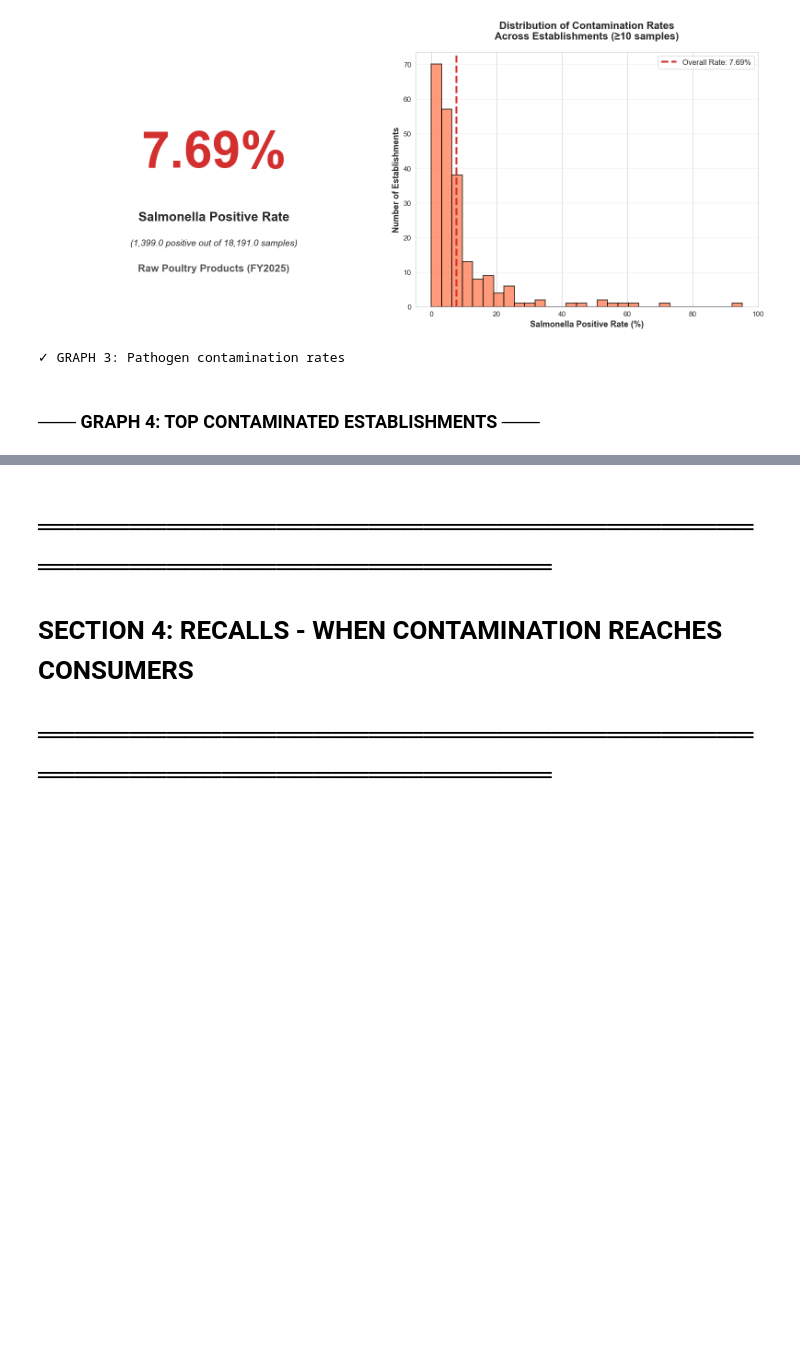
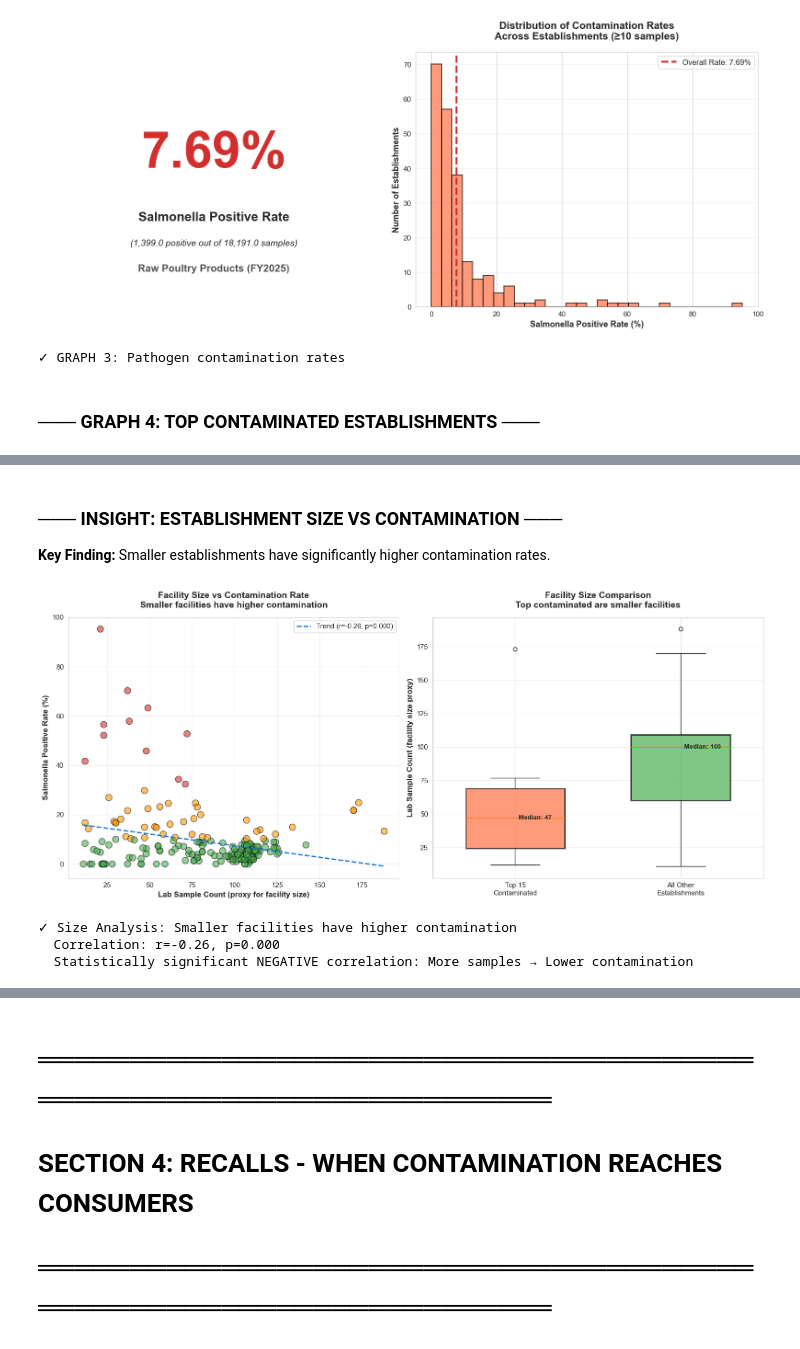
Before and after one commit to emilcecarlisa/listeria-tracker, a Jupyter notebook: visualizations/comprehensiveDashboard.ipynb, the cells around one changed output, grey strips where cells are left out. Saved outputs shown, nothing was run; the diff lists cells and outputs as text; code cells hidden in the pictures; blank space fills up the shorter version.

```diff
--- a/visualizations/comprehensiveDashboard.ipynb
+++ b/visualizations/comprehensiveDashboard.ipynb
@@ -495,3 +606,82 @@ print("\n✓ GRAPH 4 complete: Top contaminated establishments")
 ✓ GRAPH 4 complete: Top contaminated establishments
+# %% [markdown]
+### ─── INSIGHT: ESTABLISHMENT SIZE VS CONTAMINATION ───
+
+**Key Finding:** Smaller establishments have significantly higher contamination rates.
+# %%
+# Size vs Contamination Analysis
+fig, (ax1, ax2) = plt.subplots(1, 2, figsize=(16, 7))
+
+# Scatter: Sample size vs contamination rate
+colors_scatter = ['#D32F2F' if rate > 30 else '#FF9800' if rate > 10 else '#4CAF50'
+                  for rate in both_data_with_samples['Lab_SalmonellaPositiveRate']]
+
+ax1.scatter(both_data_with_samples['Lab_TotalSamples'],
+           both_data_with_samples['Lab_SalmonellaPositiveRate'],
+           c=colors_scatter, alpha=0.6, s=100, edgecolors='black', linewidth=1)
+ax1.set_xlabel('Lab Sample Count (proxy for facility size)', fontsize=12, weight='bold')
+ax1.set_ylabel('Salmonella Positive Rate (%)', fontsize=12, weight='bold')
+ax1.set_title('Facility Size vs Contamination Rate\nSmaller facilities have higher contamination',
+             fontsize=14, weight='bold', pad=15)
+ax1.grid(alpha=0.3)
+
+# Add trend line
+from scipy.stats import pearsonr
+r_size, p_size = pearsonr(both_data_with_samples['Lab_TotalSamples'],
+                          both_data_with_samples['Lab_SalmonellaPositiveRate'])
+z = np.polyfit(both_data_with_samples['Lab_TotalSamples'],
+               both_data_with_samples['Lab_SalmonellaPositiveRate'], 1)
+p = np.poly1d(z)
+x_line = np.linspace(both_data_with_samples['Lab_TotalSamples'].min(),
+                     both_data_with_samples['Lab_TotalSamples'].max(), 100)
+ax1.plot(x_line, p(x_line), '--', color='#1976D2', linewidth=2,
+        label=f'Trend (r={r_size:.2f}, p={p_size:.3f})')
+ax1.legend()
+
+# Box plot comparison: Top 15 vs Rest
+top_15_samples = both_data_with_samples.nlargest(15, 'Lab_SalmonellaPositiveRate')['Lab_TotalSamples']
+rest_samples = both_data_with_samples.nsmallest(len(both_data_with_samples)-15, 'Lab_SalmonellaPositiveRate')['Lab_TotalSamples']
+
+bp = ax2.boxplot([top_15_samples, rest_samples],
+                 labels=['Top 15\nContaminated', 'All Other\nEstablishments'],
+                 patch_artist=True, widths=0.6)
+
+# Color the boxes
+bp['boxes'][0].set_facecolor('#FF7043')
+bp['boxes'][1].set_facecolor('#4CAF50')
+for box in bp['boxes']:
+    box.set_alpha(0.7)
+    box.set_edgecolor('black')
+    box.set_linewidth(2)
+
+ax2.set_ylabel('Lab Sample Count (facility size proxy)', fontsize=12, weight='bold')
+ax2.set_title('Facility Size Comparison\nTop contaminated are smaller facilities',
+             fontsize=14, weight='bold', pad=15)
+ax2.grid(axis='y', alpha=0.3)
+
+# Add statistics annotations
+top_median = top_15_samples.median()
+rest_median = rest_samples.median()
+ax2.text(1, top_median, f'  Median: {top_median:.0f}', va='center', fontsize=10, weight='bold')
+ax2.text(2, rest_median, f'  Median: {rest_median:.0f}', va='center', fontsize=10, weight='bold')
+
+plt.tight_layout()
+plt.savefig('graph_size_analysis.png', dpi=300, bbox_inches='tight')
+plt.show()
+
+print(f"\n✓ Size Analysis: Smaller facilities have higher contamination")
+print(f"  Correlation: r={r_size:.2f}, p={p_size:.3f}")
+if p_size < 0.05:
+    if r_size < 0:
+        print(f"  Statistically significant NEGATIVE correlation: More samples → Lower contamination")
+    else:
+        print(f"  Statistically significant POSITIVE correlation: More samples → Higher contamination")
+else:
+    print(f"  No statistically significant correlation")
+# %% [output]
+[figure, added]
+✓ Size Analysis: Smaller facilities have higher contamination
+  Correlation: r=-0.26, p=0.000
+  Statistically significant NEGATIVE correlation: More samples → Lower contamination
 # %% [markdown]
 **Key Insight:** Contamination rates vary widely across establishments (0% to >60%), suggesting that facility-specific practices significantly impact pathogen levels.
```
Also changed, not shown: parts of 37 cells of this notebook, 8 other files.
